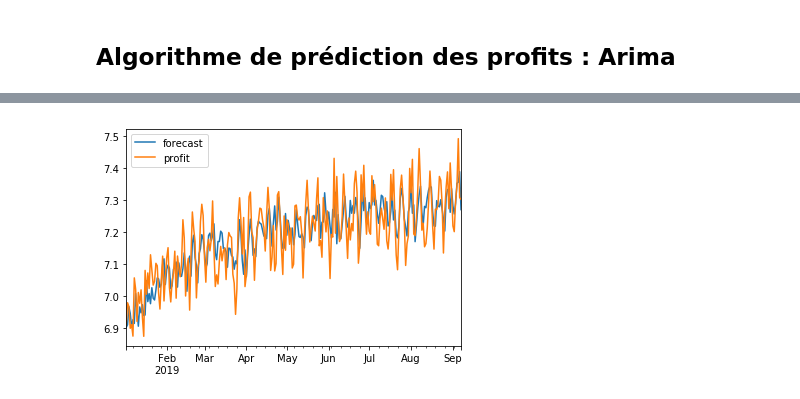
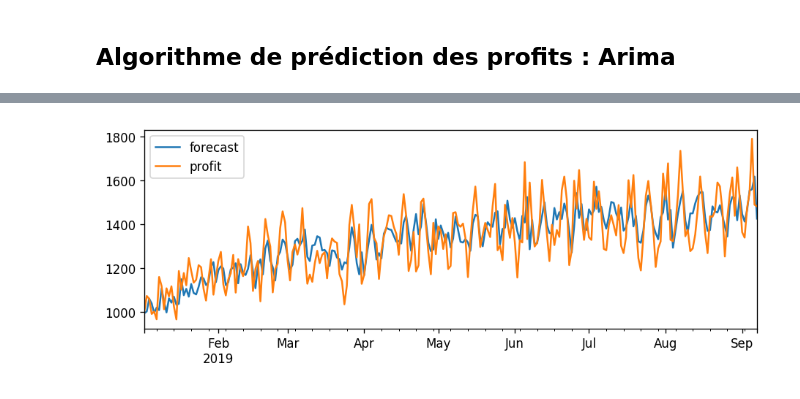
Before and after one commit to architgarg1515/madbox, a Jupyter notebook: madbox_test.ipynb, the cells around one changed output, grey strips where cells are left out. Cells and saved outputs as stored; diff of their text form; code cells hidden in the pictures.

Commit message:
ARIMA v2 + mise au propre

```diff
--- a/madbox_test.ipynb
+++ b/madbox_test.ipynb
@@ -22,18 +20,11 @@ r = requests.post('https://data-analyst-test.madboxgames.io/api/public/profit/ge
 ## Transformation des données en dataframe
 # %%
 data = r.text
-
 j = json.loads(data)
-
 y = j['data']
-
 df = pd.DataFrame(j['data']['data'])
-
-
-df['date'] = pd.to_datetime(df['date'])
 df.set_index('date', inplace=True)
 
-
 df.head()
 # %% [output]
 |  | ecpm | margin | nb_impressions | profit | revenue | spend |
@@ -137,0 +51,30 @@ plt.show()
+# %%
+# Calcul des moyennes mobiles
+rolling_mean = df.rolling(window = 12).mean()
+
+# Graphiques des données
+
+plt.rcParams.update({'figure.figsize':(9,6), 'figure.dpi':120})
+
+fig, axes = plt.subplots(3, 2, sharex=True)
+
+axes[0,0].plot(df.ecpm, label = 'ecpm')
+axes[0,0].plot(rolling_mean.ecpm, 'black', label = 'rolling_mean')
+axes[0,0].set_title('ecpm')
+axes[0,1].plot(df.margin, 'g', label = 'margin')
+axes[0,1].plot(rolling_mean.margin, 'black', label = 'rolling_mean')
+axes[0,1].set_title('margin')
+axes[1,0].plot(df.spend, 'r', label = 'spend')
+axes[1,0].plot(rolling_mean.spend, 'black', label = 'rolling_mean')
+axes[1,0].set_title('spend')
+axes[1,1].plot(df.index, df.nb_impressions, 'c', label = 'nb_impressions')
+axes[1,1].plot(rolling_mean.nb_impressions, 'black', label = 'rolling_mean')
+axes[1,1].set_title('nb_impressions')
+axes[2,0].plot(df.index, df.revenue, 'm', label = 'revenue')
+axes[2,0].plot(rolling_mean.revenue, 'black', label = 'rolling_mean')
+axes[2,0].set_title('revenue')
+axes[2,1].plot(df.index, df.profit, 'y', label = 'profit')
+axes[2,1].plot(rolling_mean.profit, 'black', label = 'rolling_mean')
+axes[2,1].set_title('profit')
+
+plt.show()
@@ -166,0 +89,4 @@ results.plot_predict(end='2019-12-31')
+# %%
+model = ARIMA(df.profit, order=(2,1,2))
+model_fit = model.fit(disp=0)
+print(model_fit.summary())
@@ -167,5 +111,7 @@ results.plot_predict(end='2019-12-31')
 # %%
-results.plot_predict(dynamic=False)
+plt.rcParams.update({'figure.figsize':(9,3), 'figure.dpi':120})
+
+model_fit.plot_predict(dynamic=False)
 plt.show()
 # %% [output]
-[figure, old version]
+[figure, new version]
```
Also changed, not shown: parts of 15 cells of this notebook.
